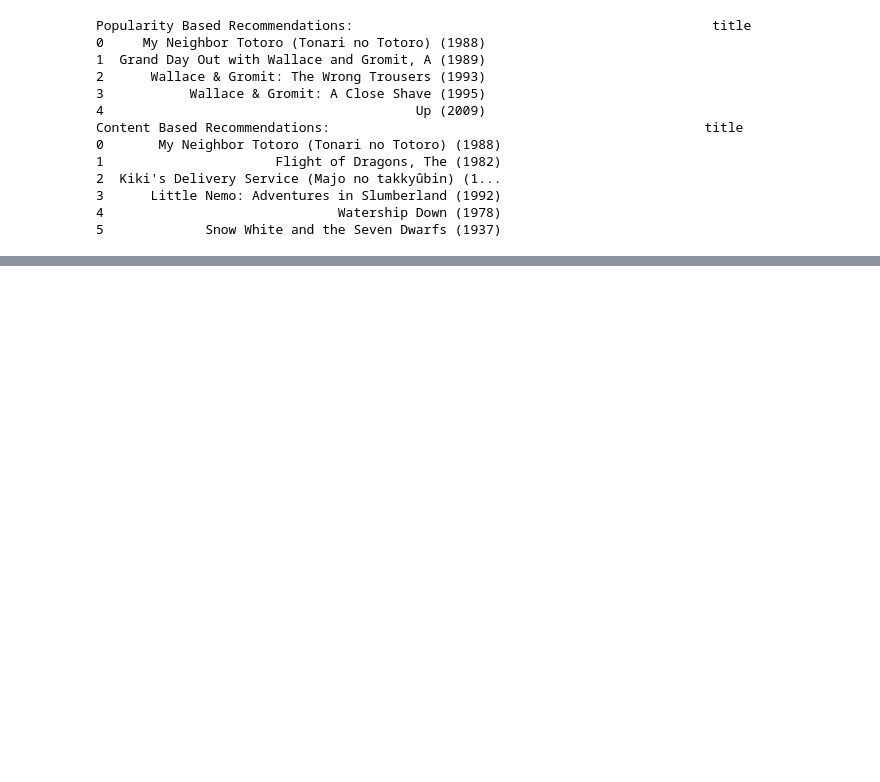
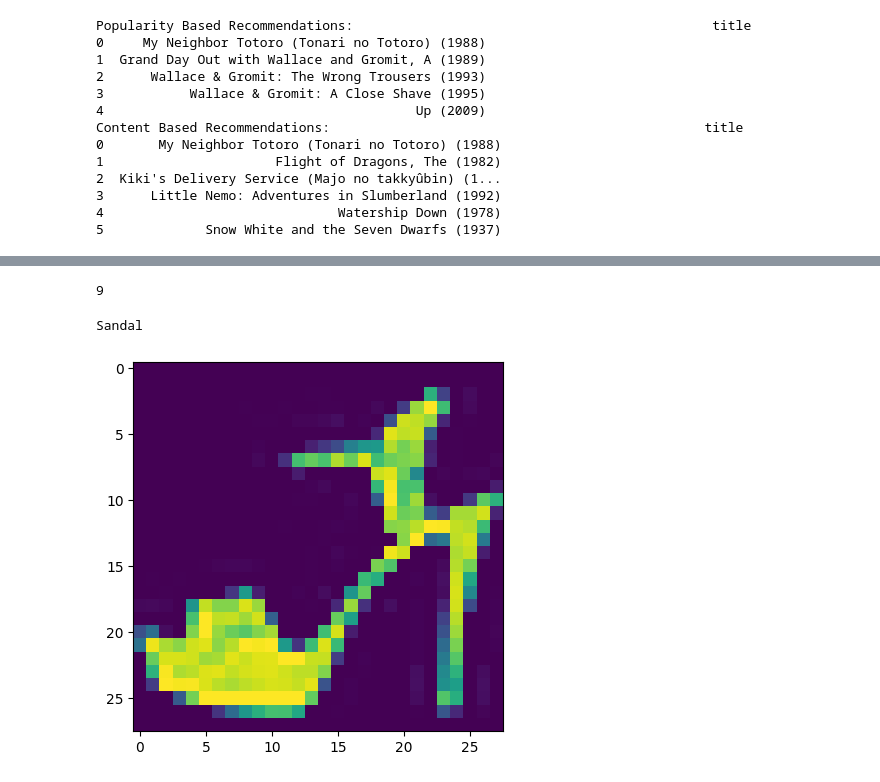
Before and after one commit to Anonymous3017/AI-ML-Training, a Jupyter notebook: Day_15_Ayush_Track_2.ipynb, the cells around one changed output, grey strips where cells are left out. Drawn from its saved outputs; the diff is of its cells as text; code cells hidden in the pictures; blank space fills up the shorter version.

```diff
--- a/Day_15_Ayush_Track_2.ipynb
+++ b/Day_15_Ayush_Track_2.ipynb
@@ -479,0 +571,18 @@ Content Based Recommendations:                                                ti
+# %%
+#Neural network Model
+
+model = keras.Sequential([
+    keras.layers.Flatten(input_shape=(28,28)),
+    keras.layers.Dense(3000,activation='relu'),
+    keras.layers.Dense(1000,activation='relu'),
+    keras.layers.Dense(10,activation='sigmoid')
+
+])
+
+model.compile(
+    optimizer='adam',
+    loss='sparse_categorical_crossentropy',
+    metrics=['accuracy']
+)
+# %%
+model.fit(x_train,x_test,epochs=10)
@@ -479,0 +620,13 @@ Content Based Recommendations:                                                ti
+# %%
+np.argmax(y_pred[0])
+# %% [output]
+9
+# %%
+def show(i):
+  plt.imshow(x_train[i])
+  print(classes[x_test[i]])
+# %%
+show(9)
+# %% [output]
+Sandal
+[figure, added]
```
Also changed, not shown: parts of 19 cells of this notebook.
